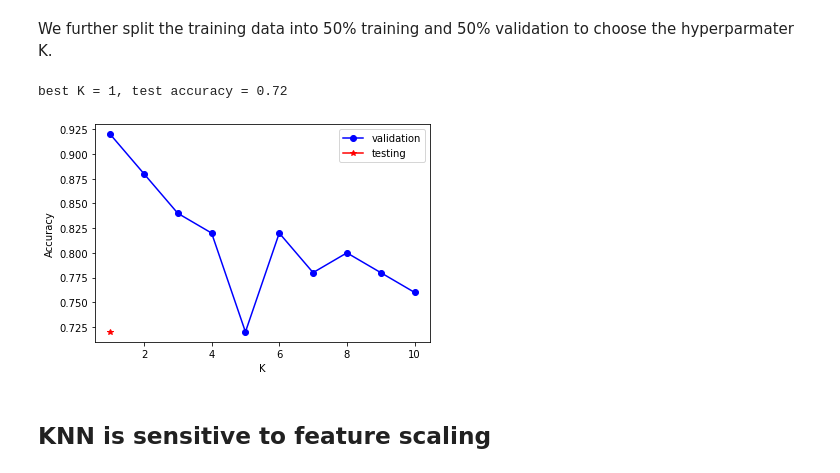
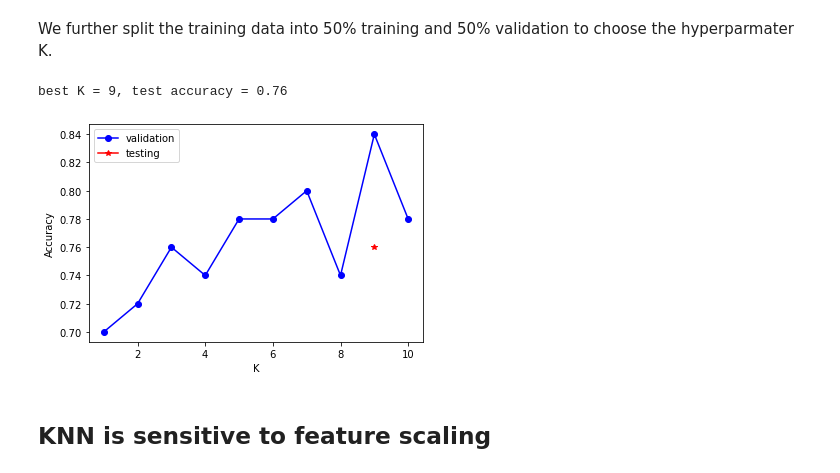
Before and after one commit to yueliyl/gec_intro2ml, a Jupyter notebook: KNN.ipynb, the cells around one changed output. Drawn from its saved outputs; the diff is of its cells as text; code cells hidden in the pictures.

```diff
--- a/KNN.ipynb
+++ b/KNN.ipynb
@@ -237,36 +237,37 @@ We further split the training data into 50% training and 50% validation to choos
 X_train_tr, y_train_tr = X_train[:50], y_train[:50]
 X_train_va, y_train_va = X_train[50:], y_train[50:]
 
 model_choices=[]
 valid_acc = []
 
 n_valid = y_train_va.shape[0]
 
 for k in range(1,11):
     knn = KNN(K=k) # create a KNN object (OOP)
-    y_train_va_prob,_ = knn.fit(X_train, y_train).predict(X_train_va)
+    # y_train_va_prob,_ = knn.fit(X_train, y_train).predict(X_train_va) # wrong
+    y_train_va_prob,_ = knn.fit(X_train_tr, y_train_tr).predict(X_train_va) # bug fixed
     y_train_va_pred = np.argmax(y_train_va_prob,axis=-1)
     accuracy = np.sum(y_train_va_pred == y_train_va)/n_valid
     model_choices.append(k)
     valid_acc.append(accuracy)
 
 # use the best K to predict test data
 best_valid_K = model_choices[valid_acc.index(max(valid_acc))]
 knn = KNN(K=best_valid_K)
 y_test_prob,_ = knn.fit(X_train, y_train).predict(X_test)
 y_test_pred = np.argmax(y_test_prob, axis=-1)
 test_accuracy = np.sum(y_test_pred == y_test)/y_test.shape[0]
 print(f'best K = {best_valid_K}, test accuracy = {test_accuracy}')
 
 plt.plot(model_choices, valid_acc, marker='o', color='blue', label='validation')
 plt.plot(best_valid_K, test_accuracy, marker='*', color='red', label='testing')
 plt.xlabel("K")
 plt.ylabel("Accuracy")
 plt.legend(loc='best')
 plt.savefig('iris_KNN_chooseK.png',dpi=300,bbox_inches='tight')
 # %% [output]
-best K = 1, test accuracy = 0.72
+best K = 9, test accuracy = 0.76
-[figure, old version]
+[figure, new version]
 # %% [markdown]
 ## KNN is sensitive to feature scaling
 # %%
```
